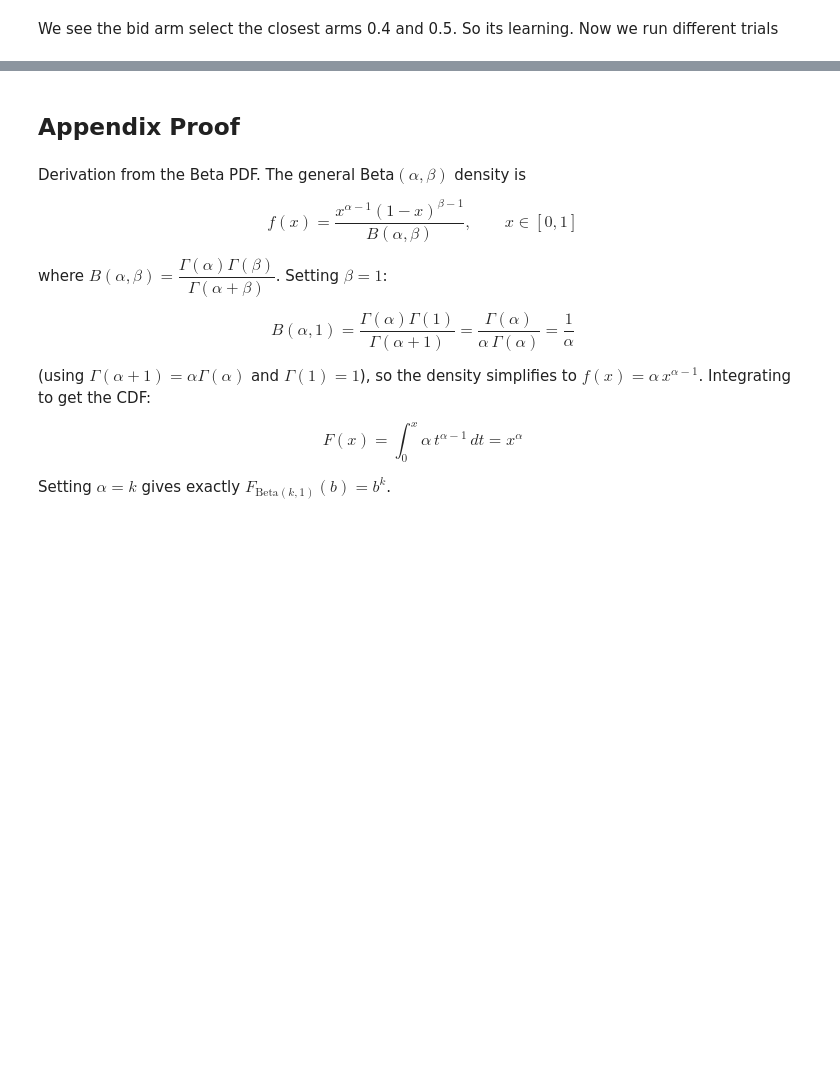
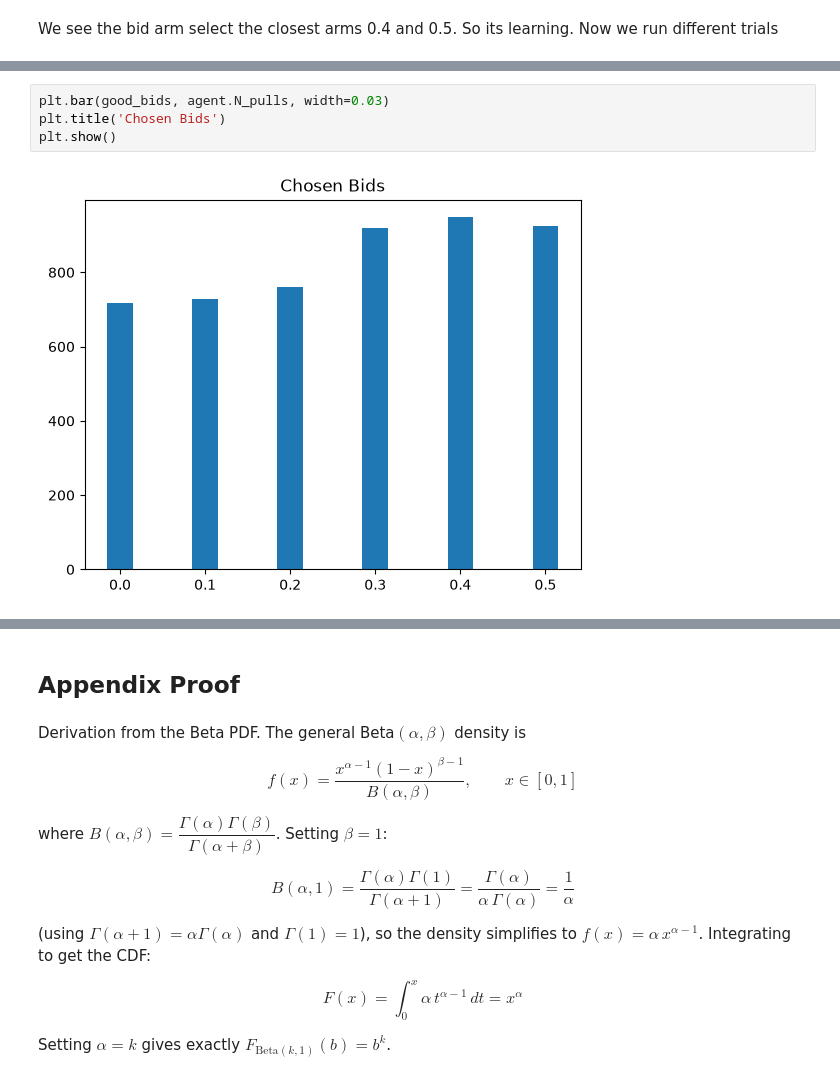
Before and after one commit to poligregni/OnlineLearningApplications2026, a Jupyter notebook: requirement_1.ipynb, the cells around one changed output, grey strips where cells are left out. Drawn from its saved outputs; the diff is of its cells as text; blank space fills up the shorter version.

```diff
--- a/requirement_1.ipynb
+++ b/requirement_1.ipynb
@@ -464,0 +646,6 @@ Average final regret: 37.0067
+# %%
+plt.bar(good_bids, agent.N_pulls, width=0.03)
+plt.title('Chosen Bids')
+plt.show()
+# %% [output]
+[figure, added]
```
Also changed, not shown: parts of 18 cells of this notebook.
